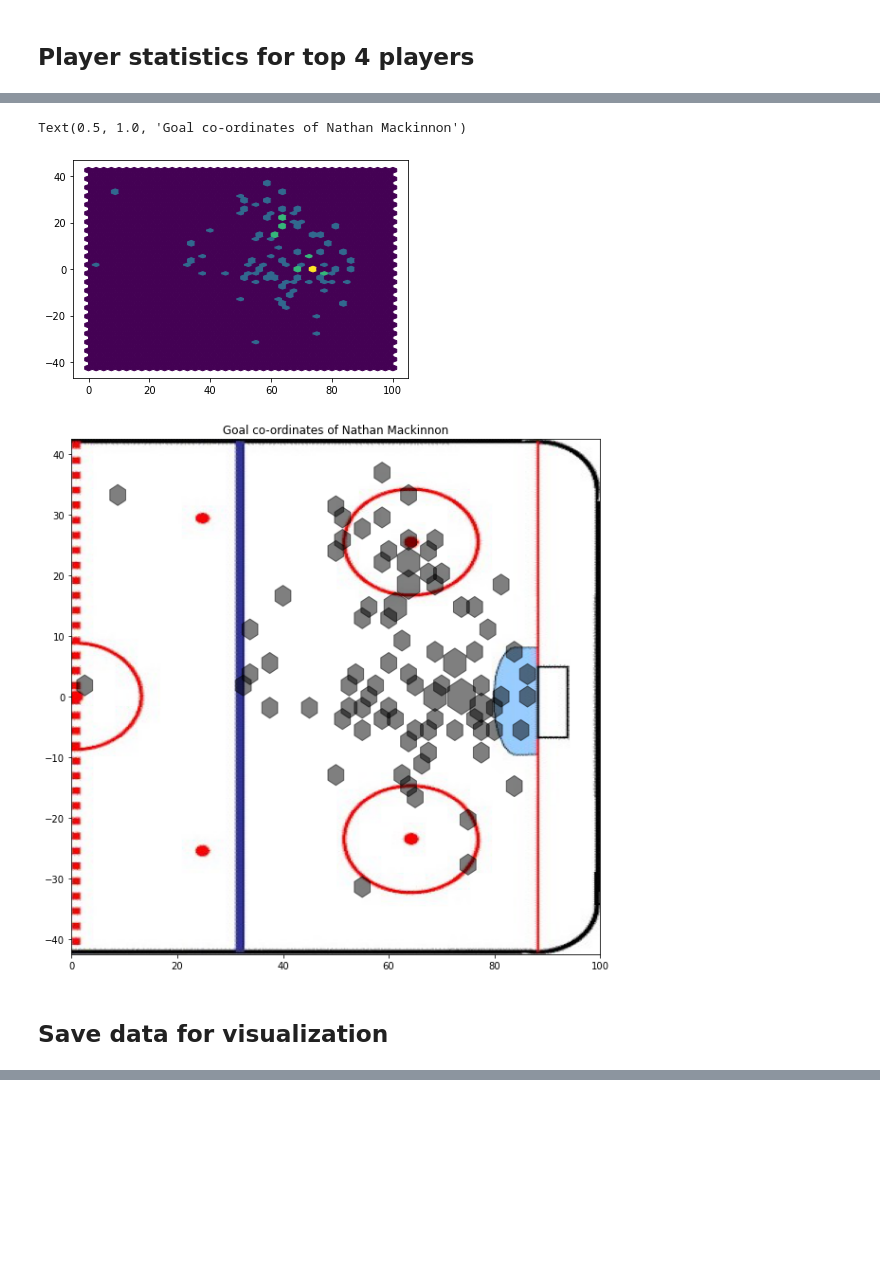
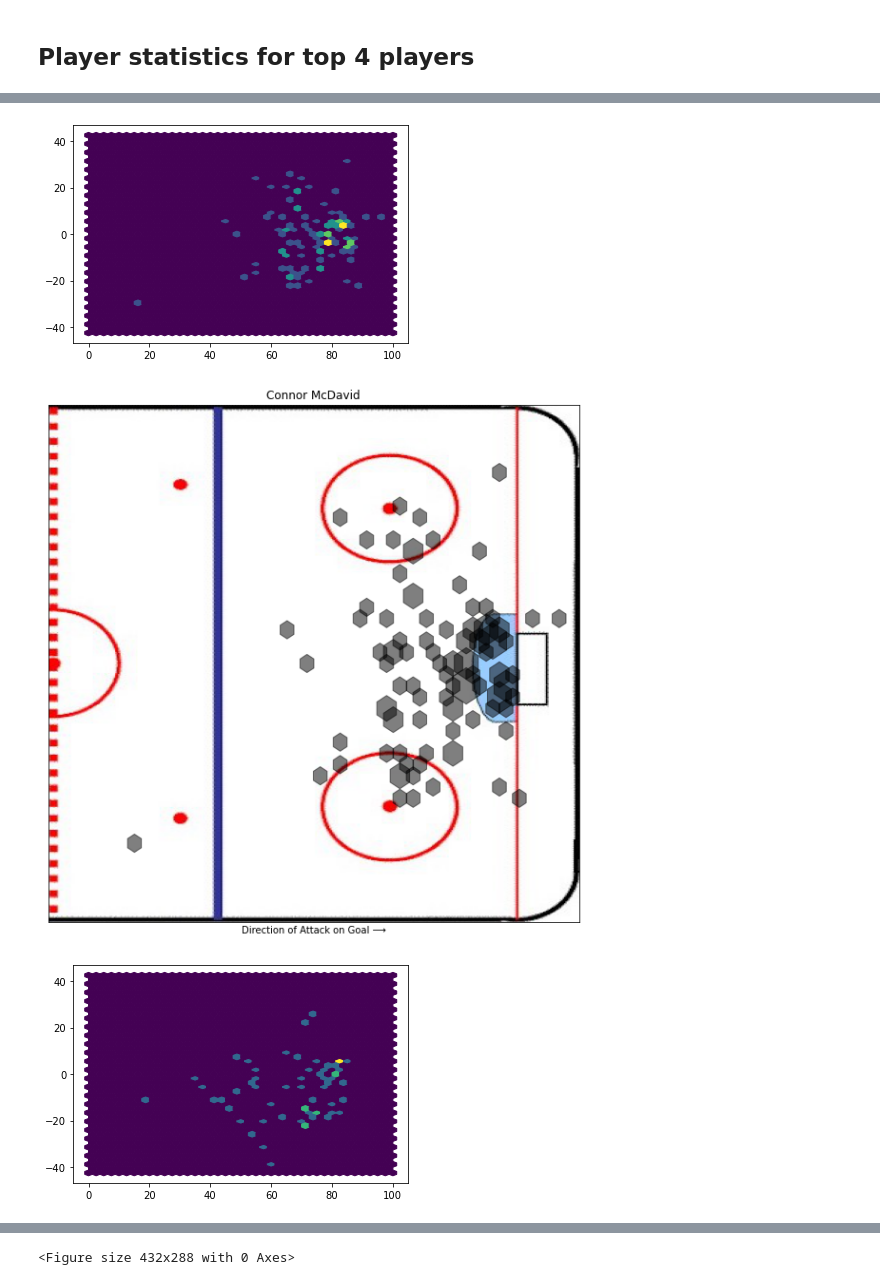
Before and after one commit to aadityapanchal/NHL-Analytics, a Jupyter notebook: NHL-Shots-Data-Analysis.ipynb, the cells around one changed output, grey strips where cells are left out. Drawn from its saved outputs; the diff is of its cells as text; code cells hidden in the pictures; blank space fills up the shorter version.

Commit message:
Updated data and code corrections to reuse existing code for player level analysis

```diff
--- a/NHL-Shots-Data-Analysis.ipynb
+++ b/NHL-Shots-Data-Analysis.ipynb
@@ -258,4 +159,0 @@ def plot_shots_goals_on_rink(goals_hexbin_offsets, goals_hexbin_values):
-# %%
-goals_hexbin_offsets, goals_hexbin_values = plot_hexbin_shots_goals(connor_mcdavid_goals)
-plot_shots_goals_on_rink(goals_hexbin_offsets, goals_hexbin_values)
-plt.title("Goal co-ordinates of Connor McDavid")
@@ -266,4 +159,0 @@ Text(0.5, 1.0, 'Goal co-ordinates of Connor McDavid')
-# %%
-goals_hexbin_offsets, goals_hexbin_values = plot_hexbin_shots_goals(nikita_kucherov_goals)
-plot_shots_goals_on_rink(goals_hexbin_offsets, goals_hexbin_values)
-plt.title("Goal co-ordinates of Nikita Kucherov")
@@ -274,4 +159,0 @@ Text(0.5, 1.0, 'Goal co-ordinates of Nikita Kucherov')
-# %%
-goals_hexbin_offsets, goals_hexbin_values = plot_hexbin_shots_goals(sidney_crosby_goals)
-plot_shots_goals_on_rink(goals_hexbin_offsets, goals_hexbin_values)
-plt.title("Goal co-ordinates of Sidney Crosby")
@@ -282,10 +160,9 @@ Text(0.5, 1.0, 'Goal co-ordinates of Sidney Crosby')
-# %%
-goals_hexbin_offsets, goals_hexbin_values = plot_hexbin_shots_goals(nathan_mackinnon_goals)
-plot_shots_goals_on_rink(goals_hexbin_offsets, goals_hexbin_values)
-plt.title("Goal co-ordinates of Nathan Mackinnon")
-# %% [output]
-Text(0.5, 1.0, 'Goal co-ordinates of Nathan Mackinnon')
-[figure, removed]
-[figure, removed]
-# %% [markdown]
-## Save data for visualization
+# %%
+for idx, player_df in enumerate(player_df_list):
+    goals_hexbin_offsets, goals_hexbin_values = plot_hexbin_shots_goals(None, player_df)
+    plot_shots_goals_on_rink(None, None, goals_hexbin_offsets, goals_hexbin_values, top_4_players[idx], False)
+    plt.clf()
+# %% [output]
+[figure, added]
+[figure, added]
+[figure, added]
@@ -291,0 +174 @@ Text(0.5, 1.0, 'Goal co-ordinates of Nathan Mackinnon')
+<Figure size 432x288 with 0 Axes>
```
Also changed, not shown: parts of 11 cells of this notebook, 8 other files.
